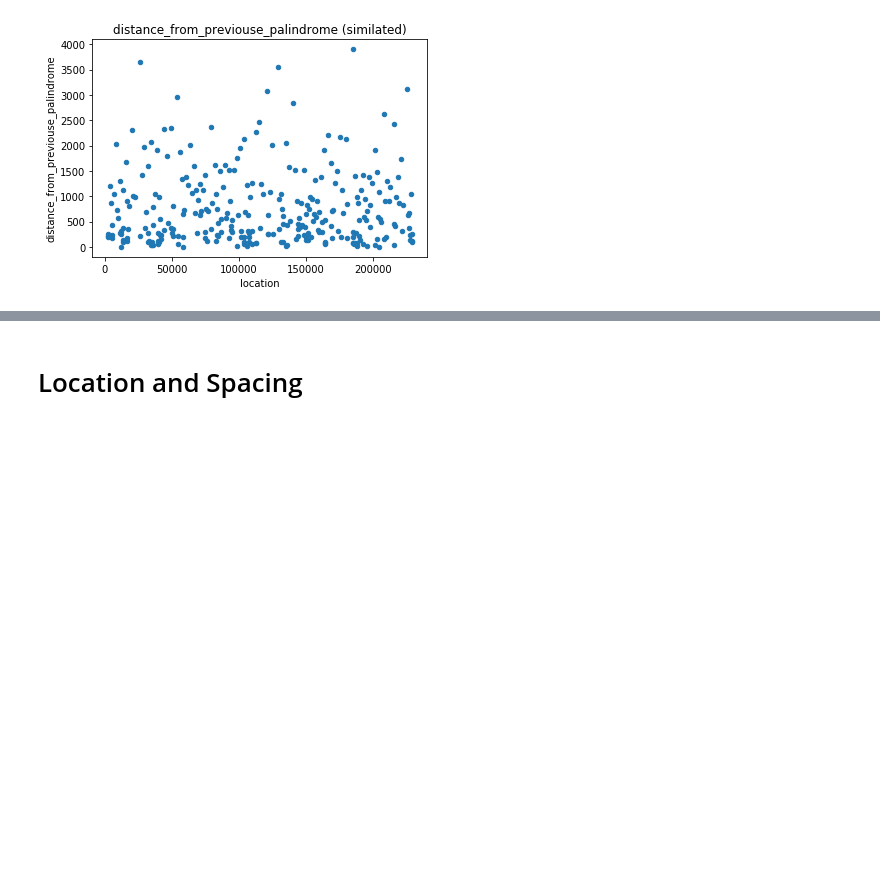
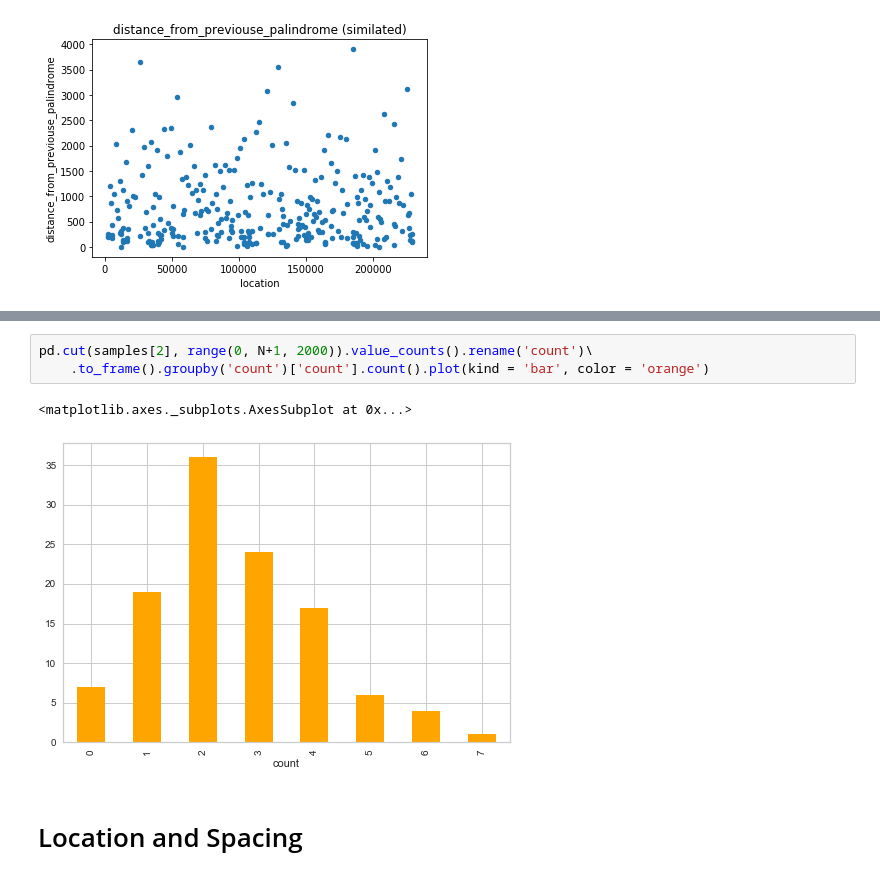
Before and after one commit to shy166/Data-Science-Investigation-Project, a Jupyter notebook: 189/hw3/study case 3 v2.ipynb, the cells around one changed output, grey strips where cells are left out. Cells and saved outputs as stored; diff of their text form; blank space fills up the shorter version.

```diff
--- a/189/hw3/study case 3 v2.ipynb
+++ b/189/hw3/study case 3 v2.ipynb
@@ -132,3 +122,9 @@ array([[<matplotlib.axes._subplots.AxesSubplot object at 0x...>,
+# %%
+pd.cut(samples[2], range(0, N+1, 2000)).value_counts().rename('count')\
+    .to_frame().groupby('count')['count'].count().plot(kind = 'bar', color = 'orange')
+# %% [output]
+<matplotlib.axes._subplots.AxesSubplot at 0x...>
+[figure, added]
 # %% [markdown]
 # Location and Spacing
 # %%
```
Also changed, not shown: parts of 10 cells of this notebook.
